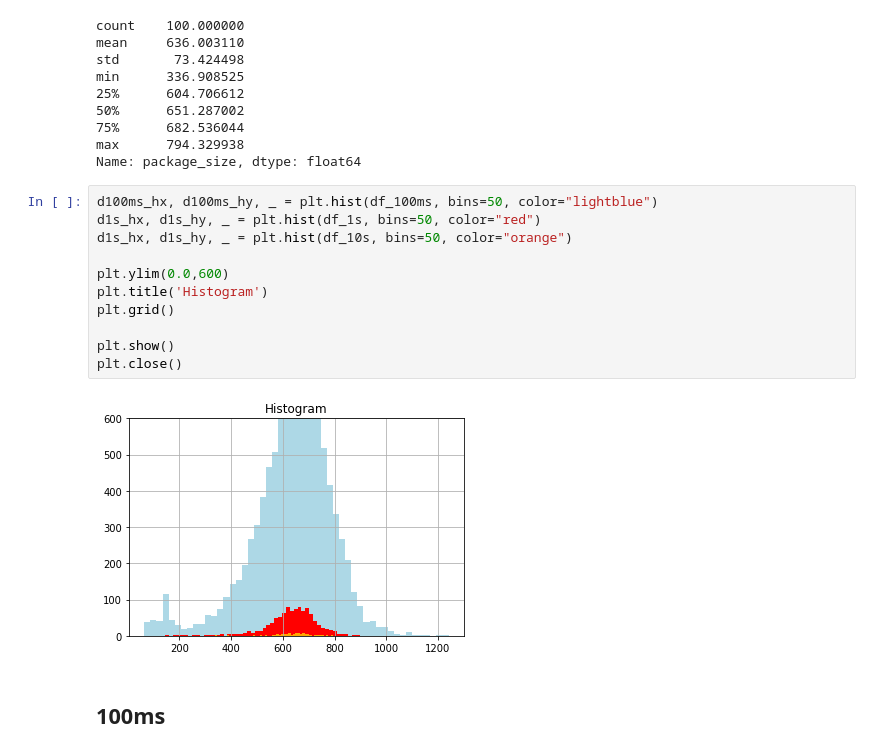
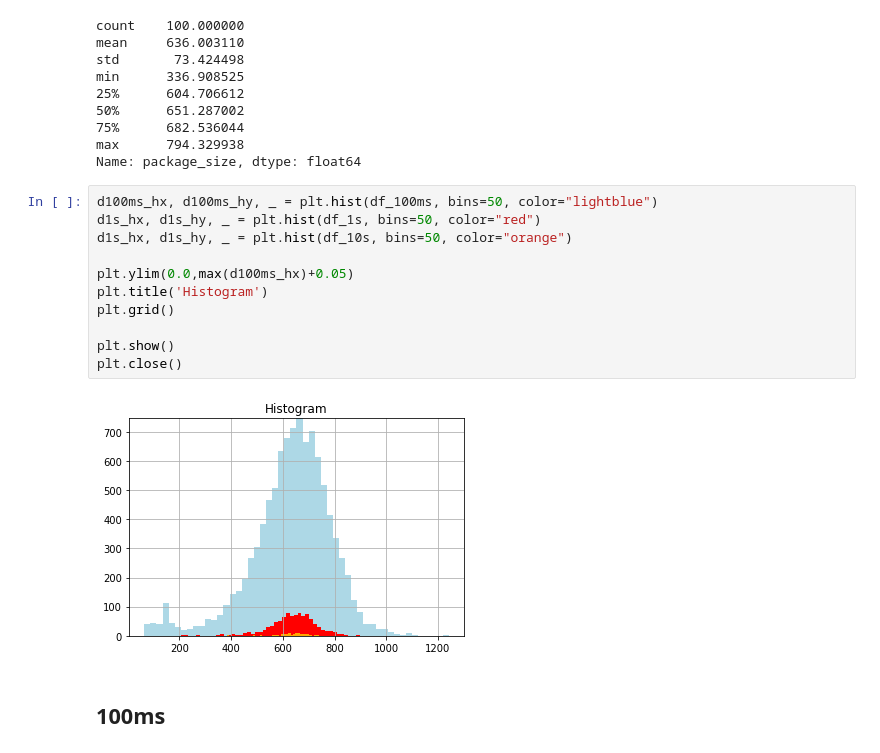
Before and after one commit to caioeverest/mscc, a Jupyter notebook: Final.ipynb, the cells around one changed output. Cells and saved outputs as stored; diff of their text form.

```diff
--- a/Final.ipynb
+++ b/Final.ipynb
@@ -124,16 +138,16 @@ Name: package_size, dtype: float64
 # %%
 d100ms_hx, d100ms_hy, _ = plt.hist(df_100ms, bins=50, color="lightblue")
 d1s_hx, d1s_hy, _ = plt.hist(df_1s, bins=50, color="red")
 d1s_hx, d1s_hy, _ = plt.hist(df_10s, bins=50, color="orange")
 
-plt.ylim(0.0,600)
+plt.ylim(0.0,max(d100ms_hx)+0.05)
 plt.title('Histogram')
 plt.grid()
 
 plt.show()
 plt.close()
 # %% [output]
-[figure, old version]
+[figure, new version]
 # %% [markdown]
 ## 100ms
 # %% [markdown]
```
Also changed, not shown: parts of 33 cells of this notebook.
